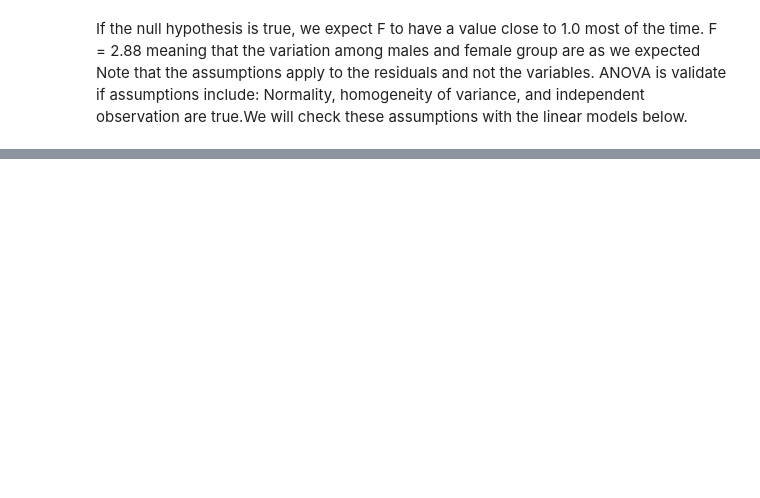
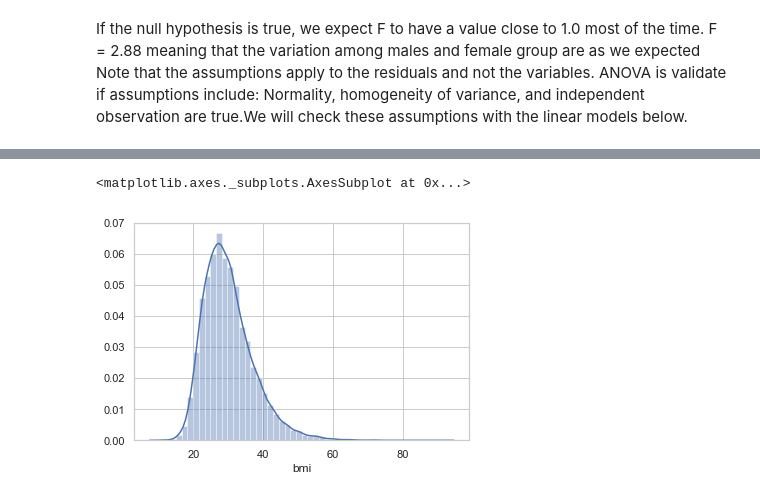
Before and after one commit to ThoaShook/ds-mod3-project, a Jupyter notebook: Thoa_Work0801.ipynb, the cells around one changed output, grey strips where cells are left out. Cells and saved outputs as stored; diff of their text form; code cells hidden in the pictures; blank space fills up the shorter version.

```diff
--- a/Thoa_Work0801.ipynb
+++ b/Thoa_Work0801.ipynb
@@ -197,0 +243,5 @@ Indeed, gender has some impact on having stroke.
+# %%
+sns.distplot(df.bmi)
+# %% [output]
+<matplotlib.axes._subplots.AxesSubplot at 0x...>
+[figure, added]
```
Also changed, not shown: parts of 24 cells of this notebook.
